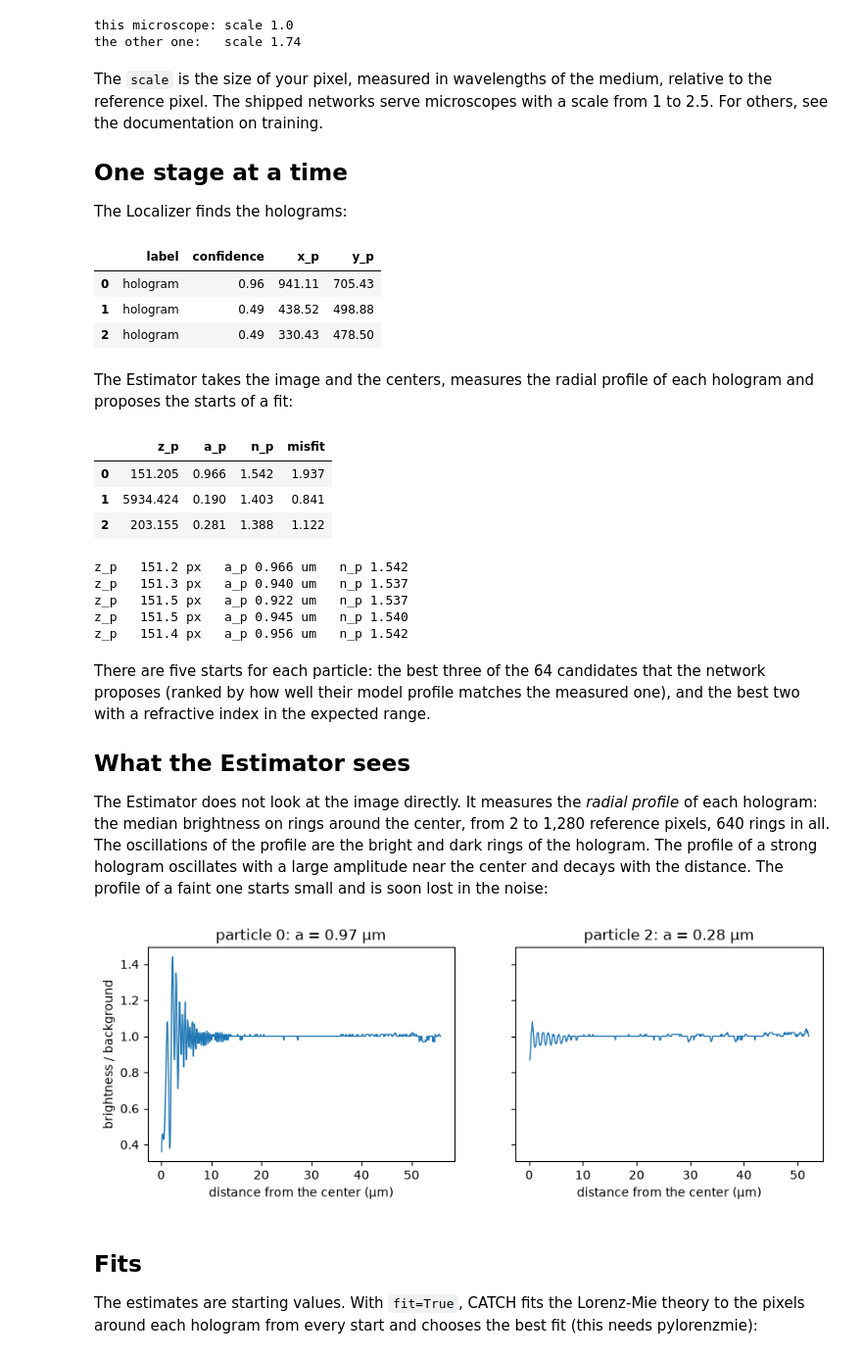
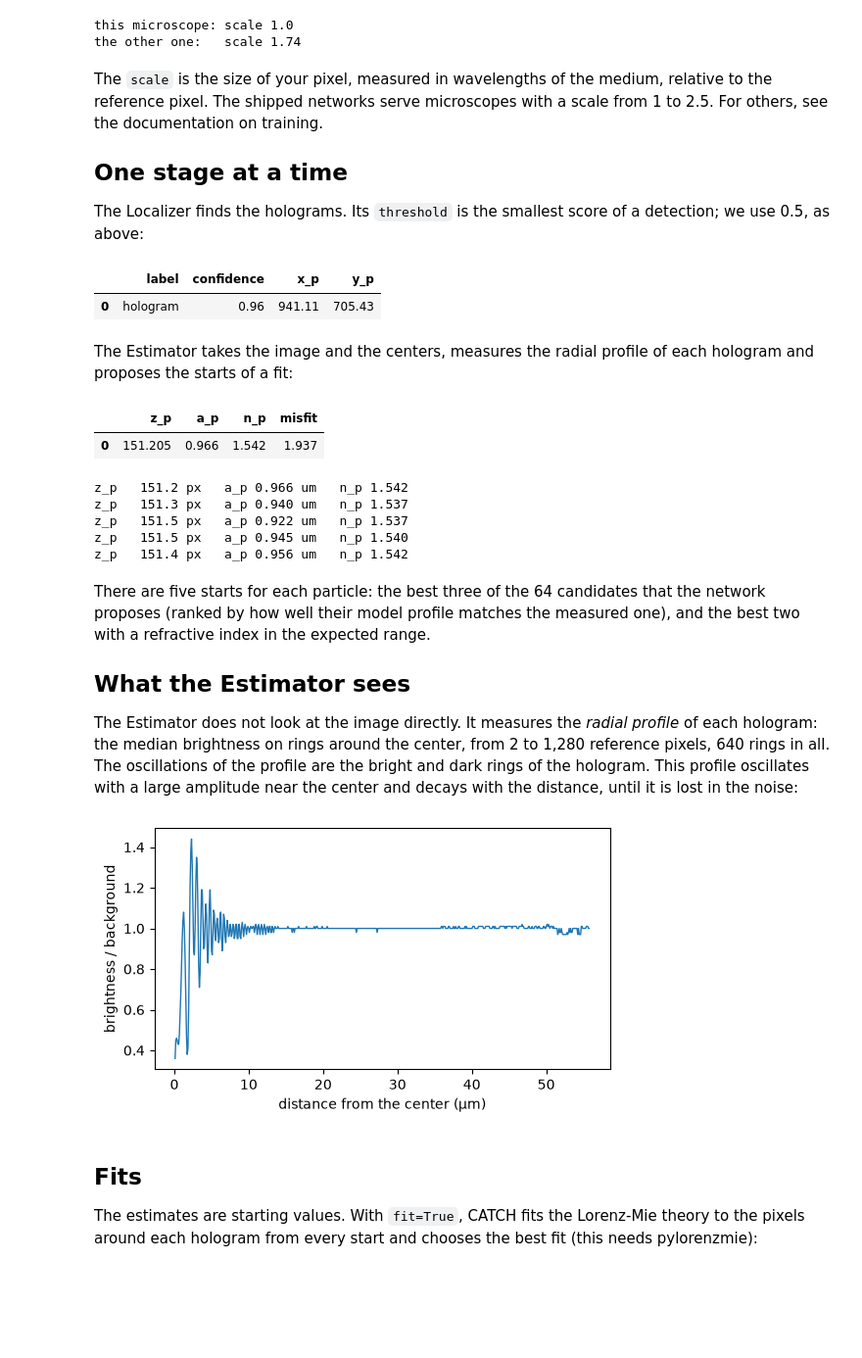
Before and after one commit to laltman2/CATCH, a Jupyter notebook: tutorials/Using_CATCH.ipynb, the cells around one changed output. Shown at 98% size. Cells and saved outputs as stored; diff of their text form; code cells hidden in the pictures; blank space fills up the shorter version.

```diff
--- a/tutorials/Using_CATCH.ipynb
+++ b/tutorials/Using_CATCH.ipynb
@@ -86,0 +87,4 @@ plt.show()
+# %%
+catch.localizer.threshold = 0.5
+results = catch(holo)
+results[['confidence', 'x_p', 'y_p', 'z_p', 'a_p', 'n_p', 'misfit']].round(3)
@@ -103,16 +118,15 @@ The `scale` is the size of your pixel, measured in wavelengths of the medium, re
 
 ## One stage at a time
 
-The Localizer finds the holograms:
+The Localizer finds the holograms. Its `threshold` is the smallest score of a detection; we use 0.5, as above:
 # %%
 localizer = Localizer()
+localizer.threshold = 0.5
 features = localizer(holo)
 features.round(2)
 # %% [output]
 |  | label | confidence | x_p | y_p |
 | 0 | hologram | 0.96 | 941.11 | 705.43 |
-| 1 | hologram | 0.49 | 438.52 | 498.88 |
-| 2 | hologram | 0.49 | 330.43 | 478.50 |
 # %% [markdown]
 The Estimator takes the image and the centers, measures the radial profile of each hologram and proposes the starts of a fit:
 # %%
@@ -122,8 +136,6 @@ estimates[['z_p', 'a_p', 'n_p', 'misfit']].round(3)
 # %% [output]
 |  | z_p | a_p | n_p | misfit |
 | 0 | 151.205 | 0.966 | 1.542 | 1.937 |
-| 1 | 5934.424 | 0.190 | 1.403 | 0.841 |
-| 2 | 203.155 | 0.281 | 1.388 | 1.122 |
 # %%
 for z, a, n in estimates.starts[0]:
     print(f'z_p {z:7.1f} px   a_p {a:.3f} um   n_p {n:.3f}')
@@ -138,27 +150,24 @@ There are five starts for each particle: the best three of the 64 candidates tha
 
 ## What the Estimator sees
 
-The Estimator does not look at the image directly. It measures the *radial profile* of each hologram: the median brightness on rings around the center, from 2 to 1,280 reference pixels, 640 rings in all. The oscillations of the profile are the bright and dark rings of the hologram. The profile of a strong hologram oscillates with a large amplitude near the center and decays with the distance. The profile of a faint one starts small and is soon lost in the noise:
+The Estimator does not look at the image directly. It measures the *radial profile* of each hologram: the median brightness on rings around the center, from 2 to 1,280 reference pixels, 640 rings in all. The oscillations of the profile are the bright and dark rings of the hologram. This profile oscillates with a large amplitude near the center and decays with the distance, until it is lost in the noise:
 # %%
 import torch
 from CATCH.lib.networks import RADII
 
 image = torch.from_numpy(holo.astype(np.float32) / 100).to(estimator.device)
 profile, mask, counts = estimator.profiler(
     image, features.x_p, features.y_p, catch.scale)
 radii = RADII * estimator.reference['magnification']      # micrometers
 
-fig, axes = plt.subplots(1, 2, figsize=(10, 3.2), sharey=True)
-for ax, i in zip(axes, (0, 2), strict=True):
-    measured = mask[i].cpu().numpy() > 0
-    ax.plot(radii[measured], profile[i].cpu().numpy()[measured], lw=1)
-    ax.set_title(f'particle {i}: '
-                 f'a = {estimates.a_p[i]:.2f} \u00b5m')
-    ax.set_xlabel('distance from the center (\u00b5m)')
-axes[0].set_ylabel('brightness / background')
+fig, ax = plt.subplots(figsize=(6, 3.2))
+measured = mask[0].cpu().numpy() > 0
+ax.plot(radii[measured], profile[0].cpu().numpy()[measured], lw=1)
+ax.set_xlabel('distance from the center (\u00b5m)')
+ax.set_ylabel('brightness / background')
 plt.show()
 # %% [output]
-[figure, old version]
+[figure, new version]
 # %% [markdown]
 ## Fits
 
```
Also changed, not shown: parts of 11 cells of this notebook, 1 other file.
